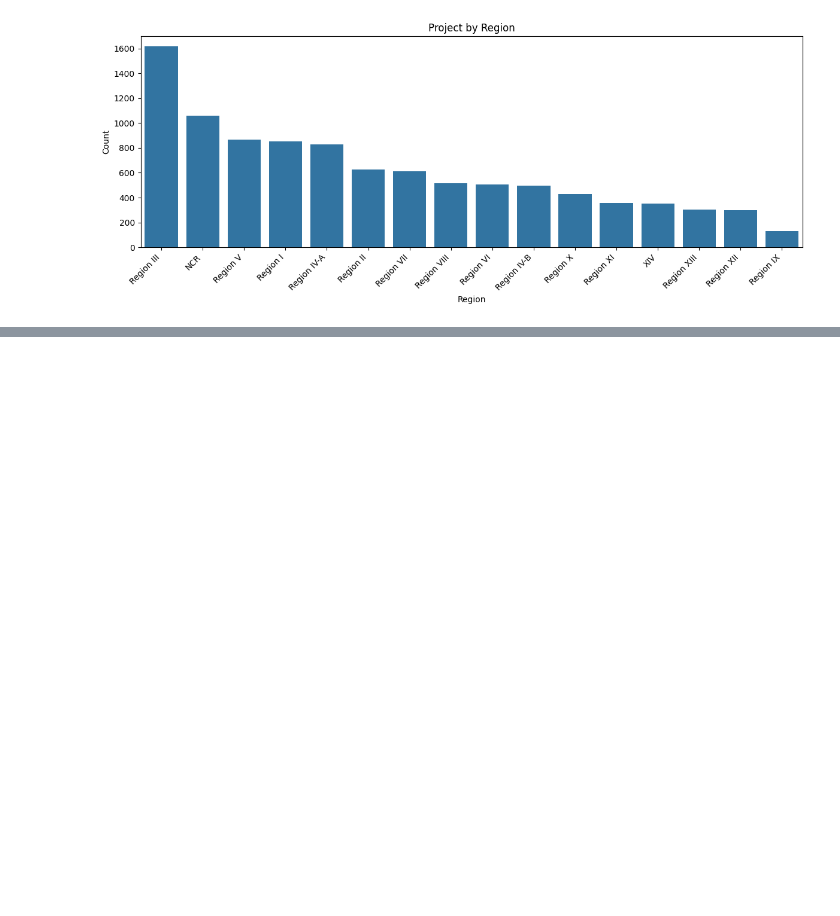
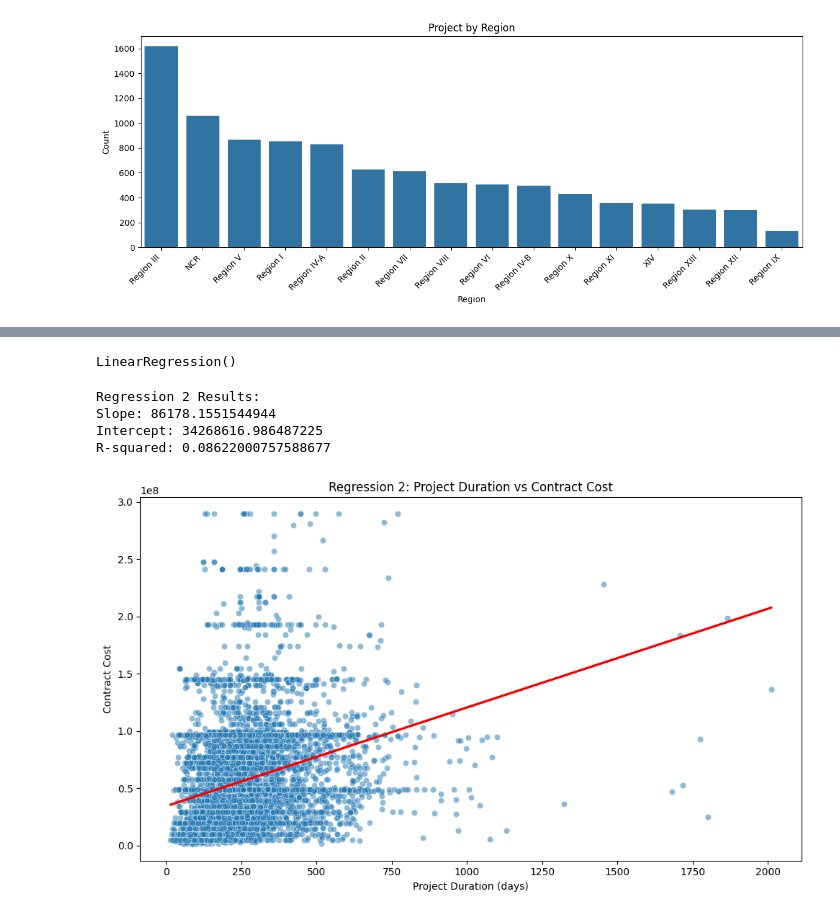
Before and after one commit to muhadma/DPWH-Flood-Control, a Jupyter notebook: main.ipynb, the cells around one changed output, grey strips where cells are left out. Cells and saved outputs as stored; diff of their text form; code cells hidden in the pictures; blank space fills up the shorter version.

```diff
--- a/main.ipynb
+++ b/main.ipynb
@@ -97,0 +180,16 @@ plt.show()
+# %%
+# Prepare regression dataset and drop missing values
+reg2 = data[['Project Duration', 'ContractCost']].dropna()
+# %%
+# Independent (X) and Dependent (Y) variables
+X2 = reg2[['Project Duration']]
+Y2 = reg2['ContractCost']
+# %%
+# Initialize and fit the linear regression model
+model2 = LinearRegression()
+model2.fit(X2, Y2)
+# %% [output]
+LinearRegression()
+# %%
+# Predict Contract Cost
+pred2 = model2.predict(X2)
@@ -97,0 +201,21 @@ plt.show()
+# %%
+print("Regression 2 Results:")
+print("Slope:", slope2)
+print("Intercept:", intercept2)
+print("R-squared:", r2_2)
+# %% [output]
+Regression 2 Results:
+Slope: 86178.1551544944
+Intercept: 34268616.986487225
+R-squared: 0.08622000757588677
+# %%
+plt.figure(figsize=(10,6))
+sns.scatterplot(x=reg2['Project Duration'], y=reg2['ContractCost'], alpha=0.5)
+plt.plot(reg2['Project Duration'], pred2, color='red', linewidth=2)
+plt.xlabel("Project Duration (days)")
+plt.ylabel("Contract Cost")
+plt.title("Regression 2: Project Duration vs Contract Cost")
+plt.tight_layout()
+plt.show()
+# %% [output]
+[figure, added]
```
Also changed, not shown: parts of 21 cells of this notebook.
